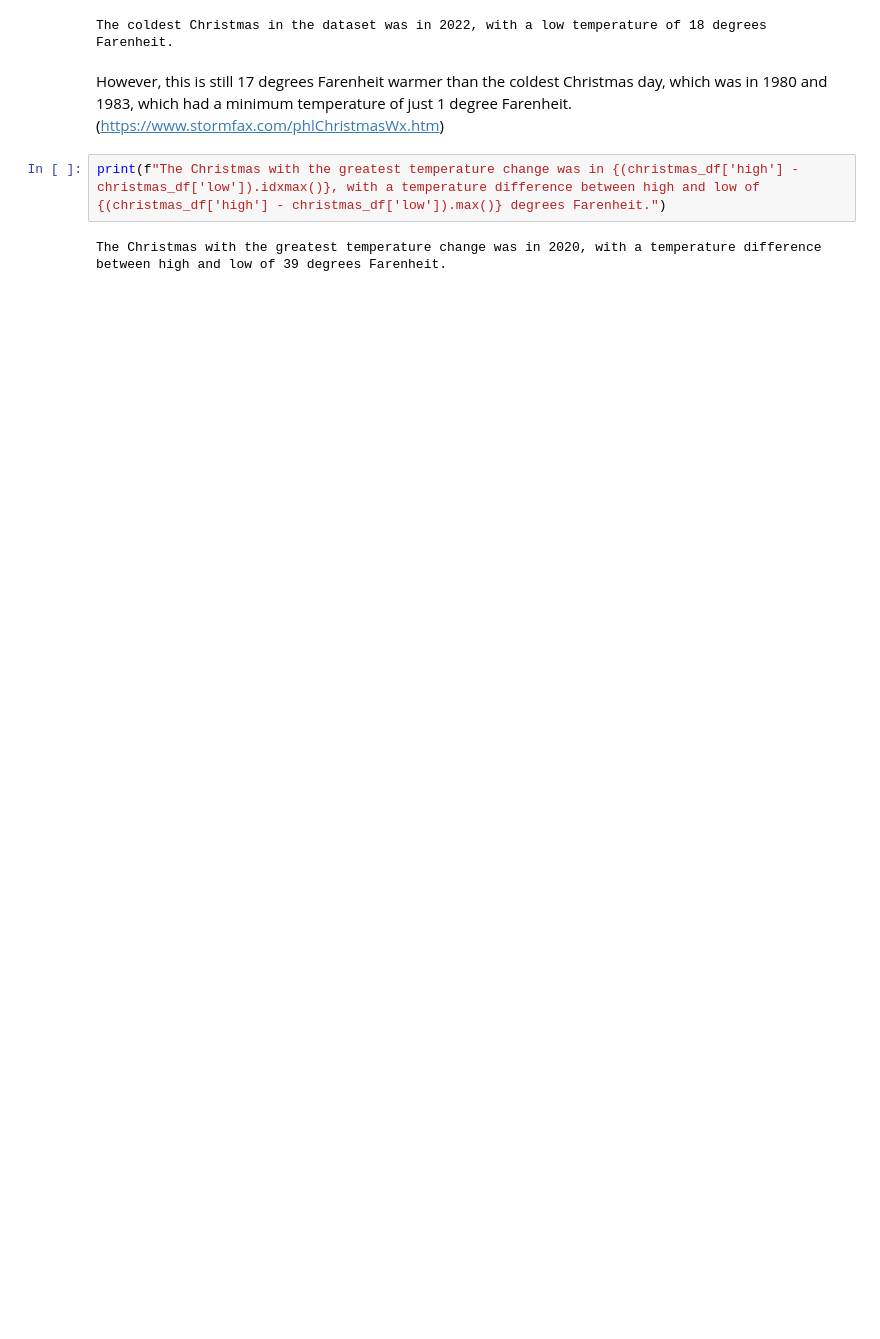
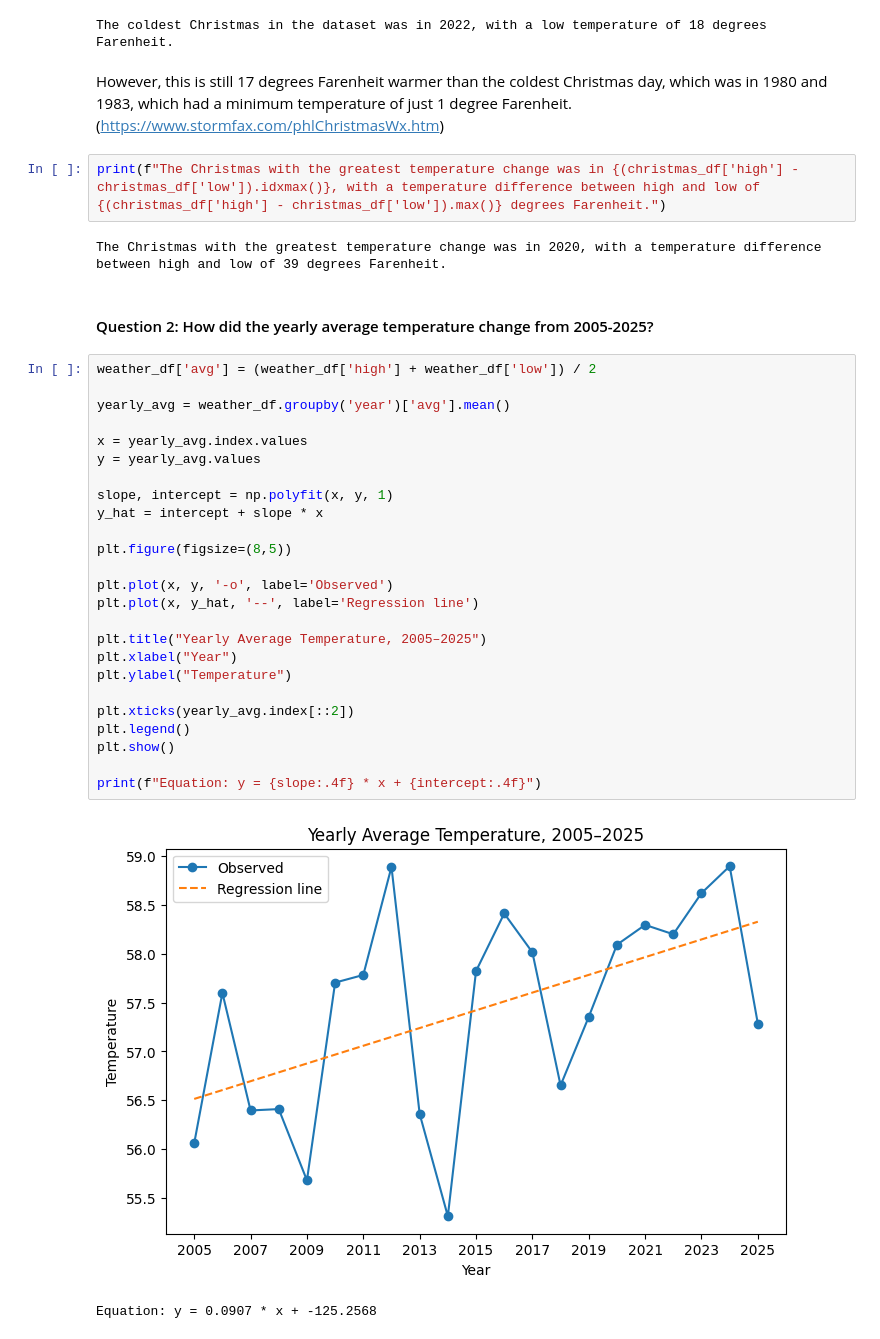
Before and after one commit to dpark2380/comm3180_S26_Blog, a Jupyter notebook: posts/blog_01/DOW1_weather.ipynb, the cells around one changed output. Drawn from its saved outputs; the diff is of its cells as text; blank space fills up the shorter version.

```diff
--- a/posts/blog_01/DOW1_weather.ipynb
+++ b/posts/blog_01/DOW1_weather.ipynb
@@ -98,3 +56,33 @@ However, this is still 17 degrees Farenheit warmer than the coldest Christmas da
 print(f"The Christmas with the greatest temperature change was in {(christmas_df['high'] - christmas_df['low']).idxmax()}, with a temperature difference between high and low of {(christmas_df['high'] - christmas_df['low']).max()} degrees Farenheit.")
 # %% [output]
 The Christmas with the greatest temperature change was in 2020, with a temperature difference between high and low of 39 degrees Farenheit.
+# %% [markdown]
+#### Question 2: How did the yearly average temperature change from 2005-2025?
+# %%
+weather_df['avg'] = (weather_df['high'] + weather_df['low']) / 2
+
+yearly_avg = weather_df.groupby('year')['avg'].mean()
+
+x = yearly_avg.index.values
+y = yearly_avg.values
+
+slope, intercept = np.polyfit(x, y, 1)
+y_hat = intercept + slope * x
+
+plt.figure(figsize=(8,5))
+
+plt.plot(x, y, '-o', label='Observed')
+plt.plot(x, y_hat, '--', label='Regression line')
+
+plt.title("Yearly Average Temperature, 2005–2025")
+plt.xlabel("Year")
+plt.ylabel("Temperature")
+
+plt.xticks(yearly_avg.index[::2])
+plt.legend()
+plt.show()
+
+print(f"Equation: y = {slope:.4f} * x + {intercept:.4f}")
+# %% [output]
+[figure, added]
+Equation: y = 0.0907 * x + -125.2568
```
Also changed, not shown: parts of 21 cells of this notebook.
